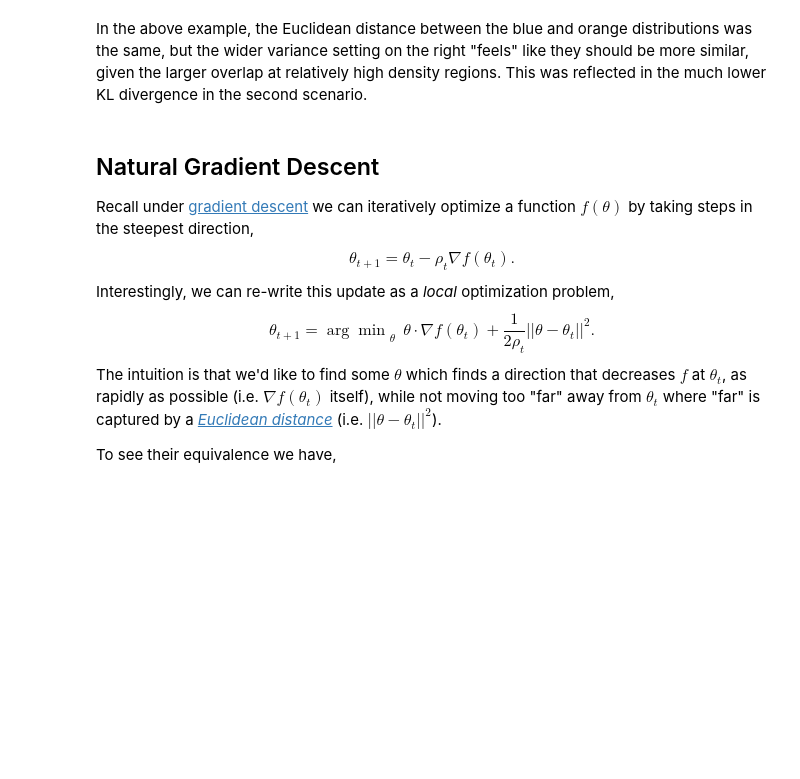
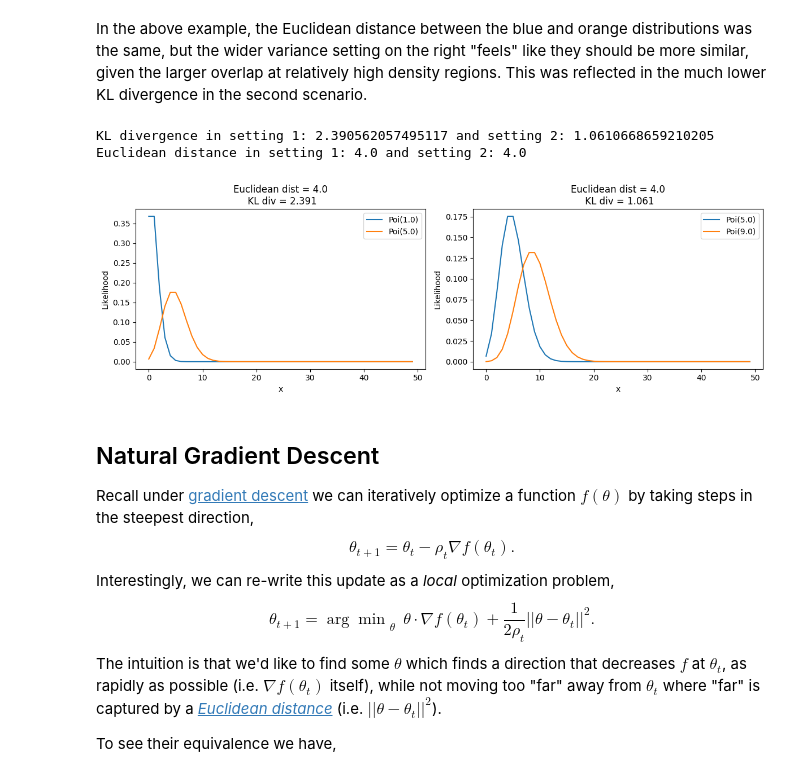
Before and after one commit to USCbiostats/PM520, a Jupyter notebook: Lab_6_Divergences.ipynb, the cells around one changed output. Cells and saved outputs as stored; diff of their text form; code cells hidden in the pictures; blank space fills up the shorter version.

```diff
--- a/Lab_6_Divergences.ipynb
+++ b/Lab_6_Divergences.ipynb
@@ -116,58 +116,66 @@ Euclidean distance in setting 1: 25.0 and setting 2: 25.0
 # %% [markdown]
 In the above example, the Euclidean distance between the blue and orange distributions was the same, but the wider variance setting on the right "feels" like they should be more similar, given the larger overlap at relatively high density regions. This was reflected in the much lower KL divergence in the second scenario.
 # %%
+from jax.scipy.special import xlogy
+
+# xlogy(x, y) = x * log(y)
 
 # Example data
 x_values = jnp.arange(0, 50)
 
-# let's code up KL divergence for scalar normals
+# let's code up KL divergence for poisson
+# hint: https://en.wikipedia.org/wiki/Poisson_distribution#Other_properties
 def kl_poisson(rate1, rate2):
   ...
 
 # scenario 1
-rate_11 = 0.
+rate_11 = 1.
 rate_12 = 5.
-y_values11 = stats.poisson.pdf(x_values, rate_11)  # Poi(rate_1)
-y_values12 = stats.poisson.pdf(x_values, rate_12)  # Poi(rate_2)
+y_values11 = stats.poisson.pmf(x_values, rate_11)  # Poi(rate_1)
+y_values12 = stats.poisson.pmf(x_values, rate_12)  # Poi(rate_2)
 
 # calc euclidean distances between distributions 1 and 2 for scenario 1
 e_dist_1 = jnp.fabs(rate_11 - rate_12)
 
 # whats the KL divergence between for scenario 1
 kl_div_1 = kl_poisson(rate_11, rate_12)
 
 # scenario 2
-rate_21 = 0.
-rate_22 = 5.
-y_values11 = stats.poisson.pdf(x_values, rate_21)  # Poi(rate_1)
-y_values12 = stats.poisson.pdf(x_values, rate_22)  # Poi(rate_2)
+rate_21 = 5.
+rate_22 = 9.
+y_values21 = stats.poisson.pmf(x_values, rate_21)  # Poi(rate_1)
+y_values22 = stats.poisson.pmf(x_values, rate_22)  # Poi(rate_2)
 
 e_dist_2 = jnp.fabs(rate_21 - rate_22)
 kl_div_2 = kl_poisson(rate_21, rate_22)
 
 print(f"KL divergence in setting 1: {kl_div_1} and setting 2: {kl_div_2}")
 print(f"Euclidean distance in setting 1: {e_dist_1} and setting 2: {e_dist_2}")
 
 # Create a figure and a 1x2 grid of subplots (for horizontal alignment)
 fig, axs = plt.subplots(1, 2, figsize=(12, 4))
 
 # Plot on the first subplot
 sns.lineplot(x=x_values, y=y_values11, ax=axs[0], label=f"Poi({rate_11})")
 sns.lineplot(x=x_values, y=y_values12, ax=axs[0], label=f"Poi({rate_12})")
 axs[0].set_title(f"Euclidean dist = {e_dist_1}\n KL div = {kl_div_1:.3f}")
 axs[0].set_xlabel('x')
 axs[0].set_ylabel('Likelihood')
 
 # Plot on the second subplot
-sns.lineplot(x=x_values, y=y_values11, ax=axs[1], label=f"Poi({rate_21})")
-sns.lineplot(x=x_values, y=y_values12, ax=axs[1], label=f"Poi({rate_22})")
+sns.lineplot(x=x_values, y=y_values21, ax=axs[1], label=f"Poi({rate_21})")
+sns.lineplot(x=x_values, y=y_values22, ax=axs[1], label=f"Poi({rate_22})")
 axs[1].set_title(f"Euclidean dist = {e_dist_2}\n KL div = {kl_div_2:.3f}")
 axs[1].set_xlabel('x')
 axs[1].set_ylabel('Likelihood')
 
 # Display the plot
 plt.tight_layout()  # Adjust the layout to not overlap
 plt.show()
+# %% [output]
+KL divergence in setting 1: 2.390562057495117 and setting 2: 1.0610668659210205
+Euclidean distance in setting 1: 4.0 and setting 2: 4.0
+[figure, added]
 # %% [markdown]
 ## Natural Gradient Descent
 Recall under [gradient descent](https://en.wikipedia.org/wiki/Gradient_descent) we can iteratively optimize a function $f(\theta)$ by taking steps in the steepest direction,
```
